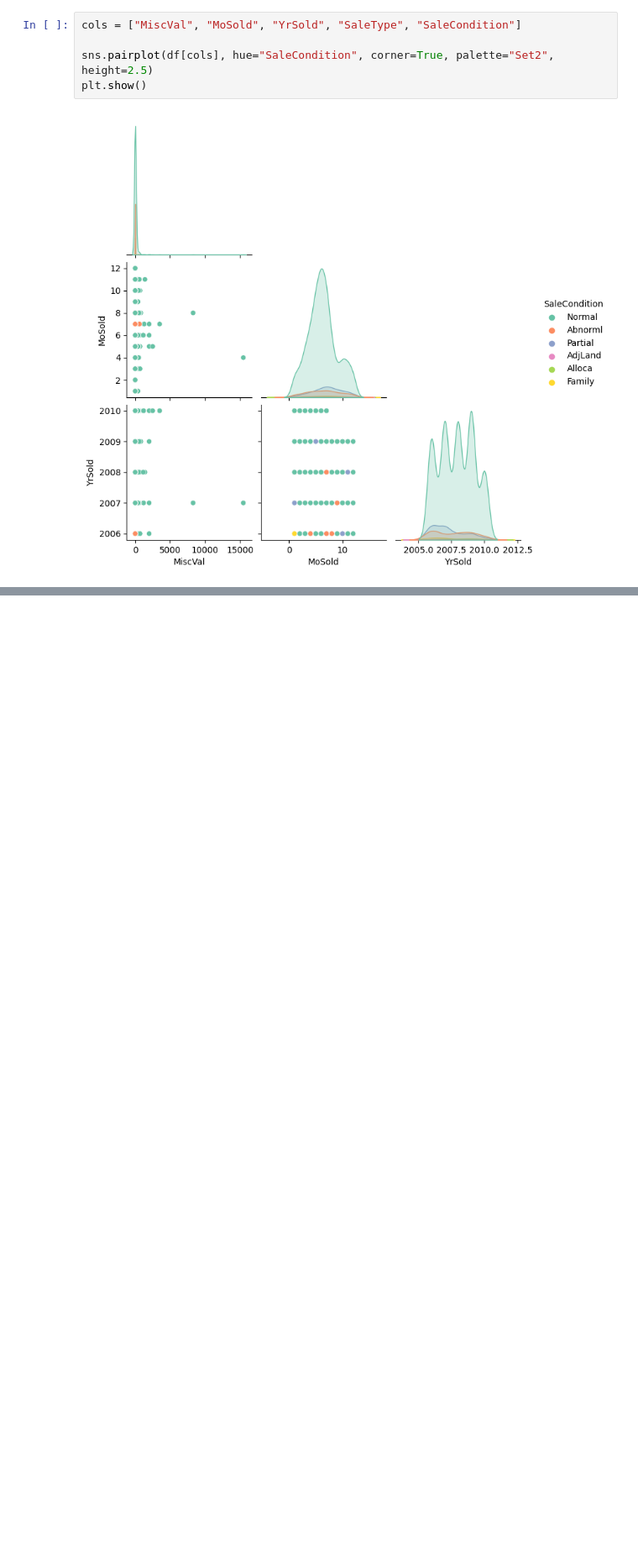
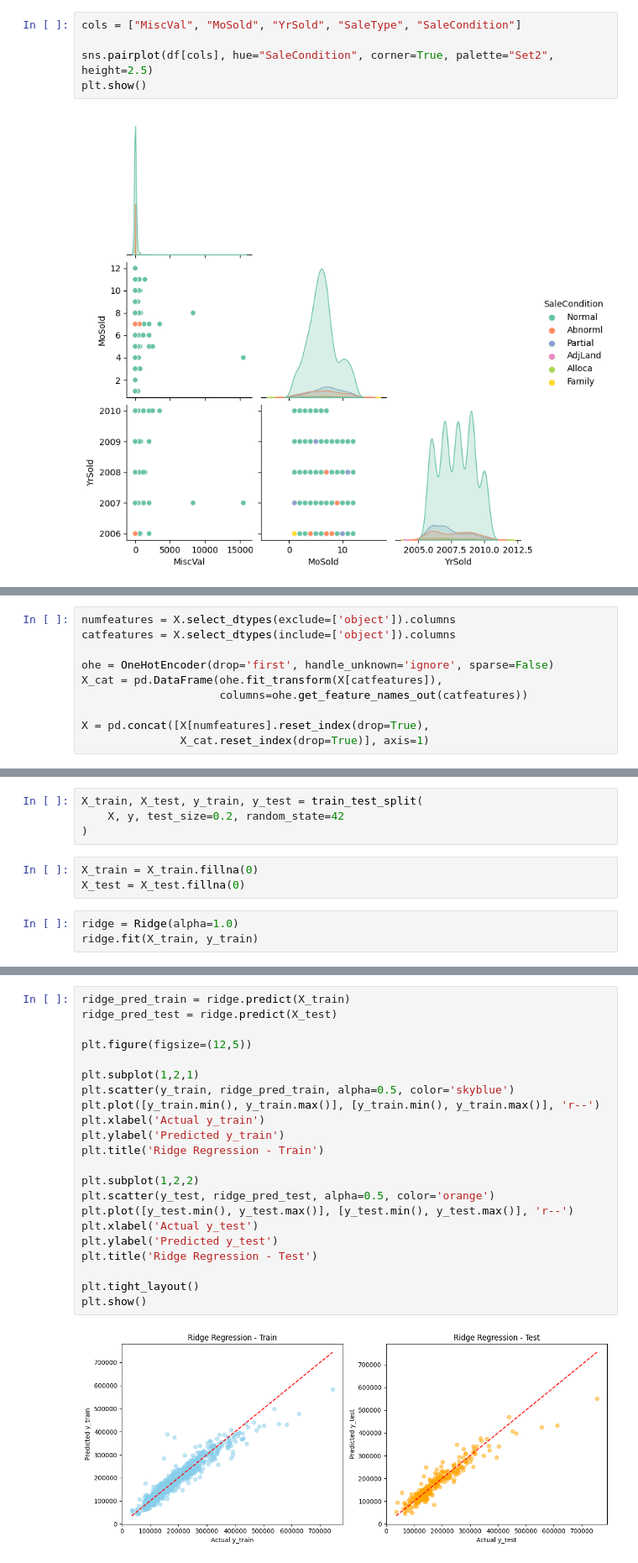
Before and after one commit to Mehdipoladrag/House-Prices-Project, a Jupyter notebook: houseprice_proj.ipynb, the cells around one changed output, grey strips where cells are left out. Shown at 84% size. Saved outputs shown, nothing was run; the diff lists cells and outputs as text; blank space fills up the shorter version.

Commit message:
Refactor preprocessing and modeling: removed scaling and linear regression, use One-Hot Encoding, implement Ridge and Random Forest (main model), predict on test set, generate submission CSV

```diff
--- a/houseprice_proj.ipynb
+++ b/houseprice_proj.ipynb
@@ -476,0 +407,10 @@ df.sample(7)
+# %%
+numfeatures = X.select_dtypes(exclude=['object']).columns
+catfeatures = X.select_dtypes(include=['object']).columns
+
+ohe = OneHotEncoder(drop='first', handle_unknown='ignore', sparse=False)
+X_cat = pd.DataFrame(ohe.fit_transform(X[catfeatures]),
+                     columns=ohe.get_feature_names_out(catfeatures))
+
+X = pd.concat([X[numfeatures].reset_index(drop=True),
+               X_cat.reset_index(drop=True)], axis=1)
@@ -476,0 +430,10 @@ df.sample(7)
+# %%
+X_train, X_test, y_train, y_test = train_test_split(
+    X, y, test_size=0.2, random_state=42
+)
+# %%
+X_train = X_train.fillna(0)
+X_test = X_test.fillna(0)
+# %%
+ridge = Ridge(alpha=1.0)
+ridge.fit(X_train, y_train)
@@ -476,0 +478,24 @@ df.sample(7)
+# %%
+ridge_pred_train = ridge.predict(X_train)
+ridge_pred_test = ridge.predict(X_test)
+
+plt.figure(figsize=(12,5))
+
+plt.subplot(1,2,1)
+plt.scatter(y_train, ridge_pred_train, alpha=0.5, color='skyblue')
+plt.plot([y_train.min(), y_train.max()], [y_train.min(), y_train.max()], 'r--')
+plt.xlabel('Actual y_train')
+plt.ylabel('Predicted y_train')
+plt.title('Ridge Regression - Train')
+
+plt.subplot(1,2,2)
+plt.scatter(y_test, ridge_pred_test, alpha=0.5, color='orange')
+plt.plot([y_test.min(), y_test.max()], [y_test.min(), y_test.max()], 'r--')
+plt.xlabel('Actual y_test')
+plt.ylabel('Predicted y_test')
+plt.title('Ridge Regression - Test')
+
+plt.tight_layout()
+plt.show()
+# %% [output]
+[figure, added]
```
Also changed, not shown: parts of 47 cells of this notebook.
